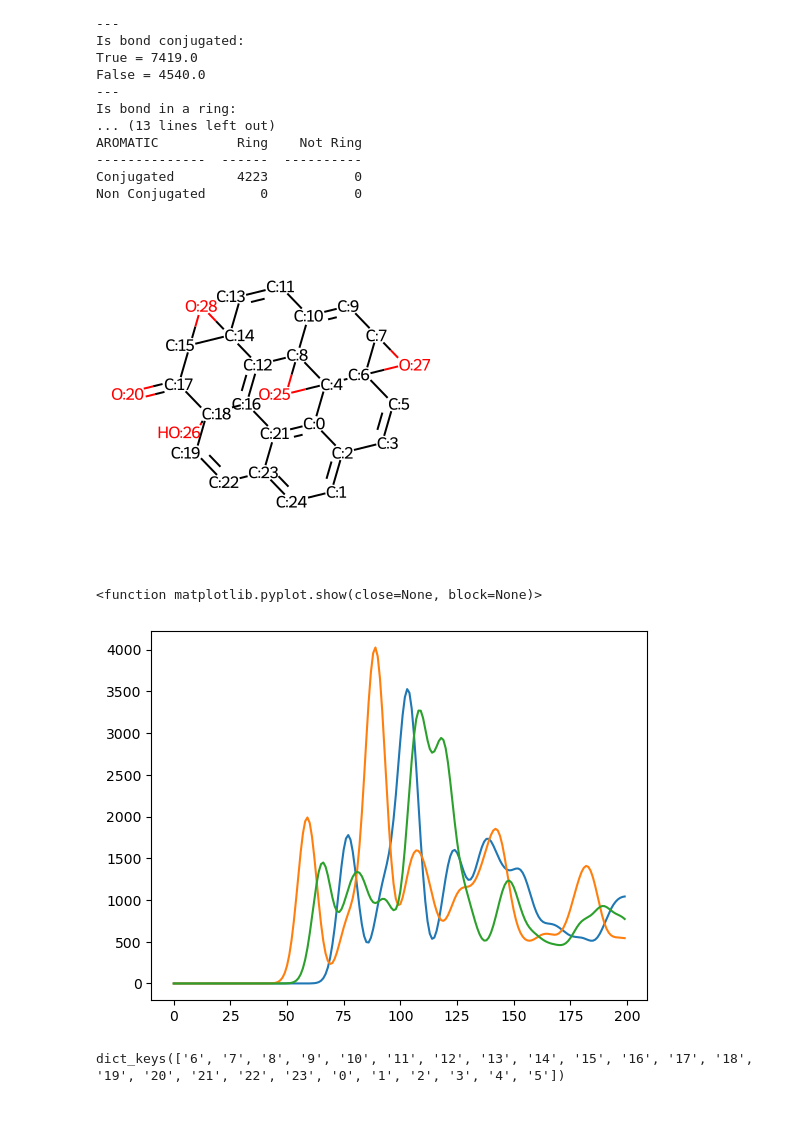
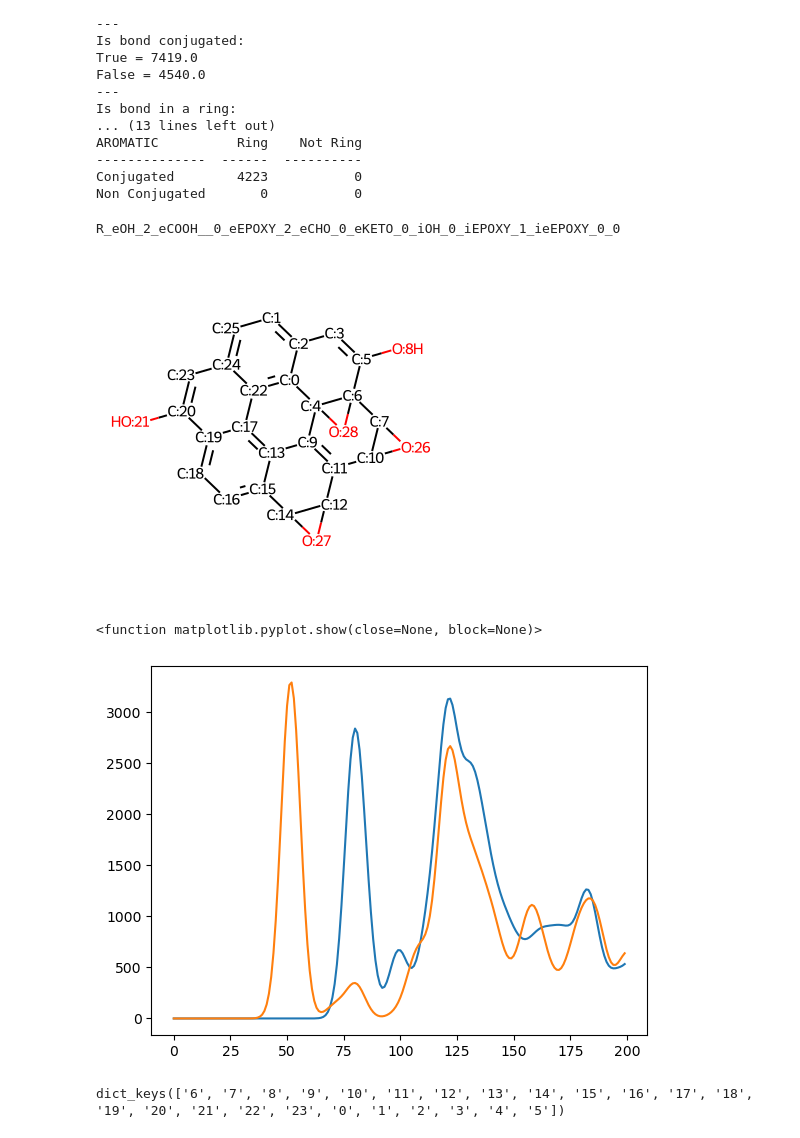
Before and after one commit to sam-j-hall/GO_molecule_GNN, a Jupyter notebook: view_data.ipynb, the cells around one changed output. Cells and saved outputs as stored; diff of their text form; code cells hidden in the pictures.

```diff
--- a/view_data.ipynb
+++ b/view_data.ipynb
@@ -396,4 +388,8 @@ for key in test_dict.keys():
         if atom.GetAtomicNum() == 6:
             atom.SetProp('atomLabel', f'{i}')
             i = i + 1
+# %%
+print(list(dict[0].keys())[list(dict[0].values()).index('[c:0]12[c:2]3[cH:1][cH:25][c:24]4[c:22]1[c:17]1[c:13]5[c:15]([cH:16][cH:18][c:19]1[c:20]([OH:21])[cH:23]4)[CH:14]1[CH:12]([C:11]4=[C:9]5[C:4]25[C:6]([C:5]([OH:8])=[CH:3]3)([CH:7]2[CH:10]4[O:26]2)[O:28]5)[O:27]1')])
+# %% [output]
+R_eOH_2_eCOOH__0_eEPOXY_2_eCHO_0_eKETO_0_iOH_0_iEPOXY_1_ieEPOXY_0_0
 # %%
@@ -401,17 +397,19 @@ mol_name = 'R_eOH_0_eCOOH__0_eEPOXY_0_eCHO_0_eKETO_1_iOH_1_iEPOXY_1_ieEPOXY_2_2'
+# %%
+mol_name = 'R_eOH_0_eCOOH__0_eEPOXY_0_eCHO_0_eKETO_2_iOH_0_iEPOXY_2_ieEPOXY_1_1'
 # %%
 mol = Chem.MolFromSmiles(dict[0][mol_name])
 mol
 # %% [output]
-[figure, old version]
+[figure, new version]
 # %%
 #for x in d_num:
-plt.plot(dict[1][mol_name]['7'])
-plt.plot(dict[1][mol_name]['15'])
-plt.plot(dict[1][mol_name]['8'])
+plt.plot(dict[1][mol_name]['6'])
+plt.plot(dict[1][mol_name]['20'])
+#plt.plot(dict[1][mol_name]['7'])
 plt.show
 # %% [output]
 <function matplotlib.pyplot.show(close=None, block=None)>
-[figure, old version]
+[figure, new version]
 # %%
 print(dict[1][mol_name].keys())
 mol = Chem.MolFromSmiles(dict[0][mol_name])
```
Also changed, not shown: parts of 7 cells of this notebook, 9 other files.
